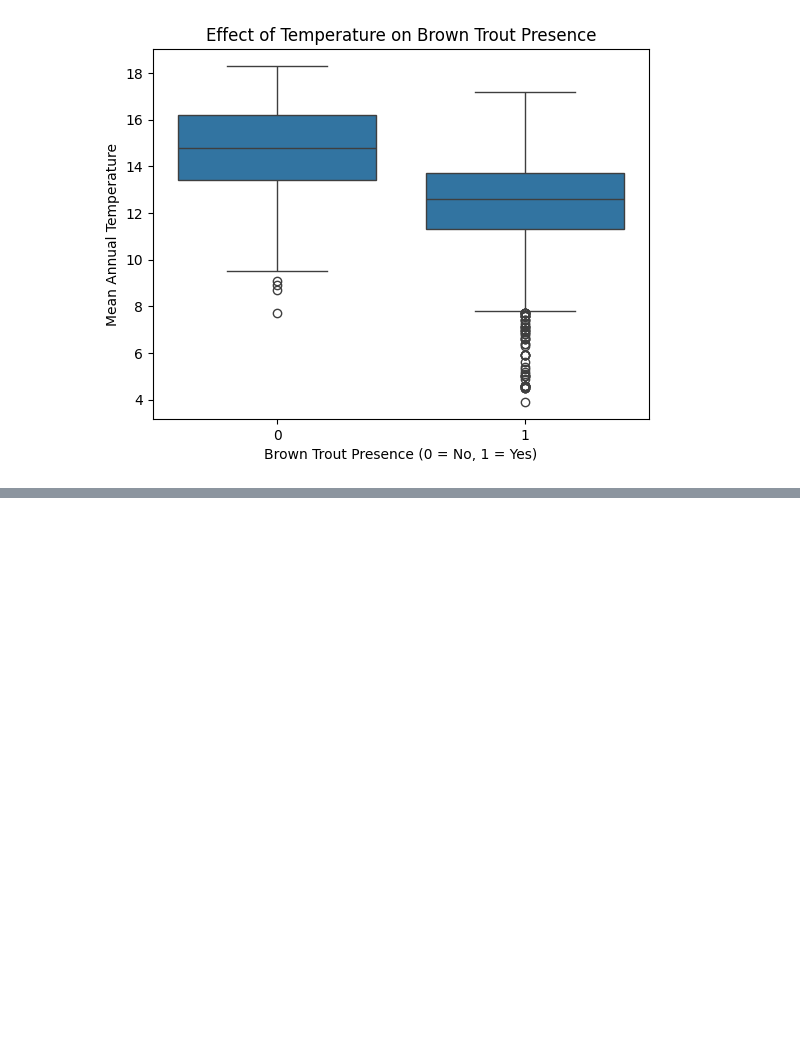
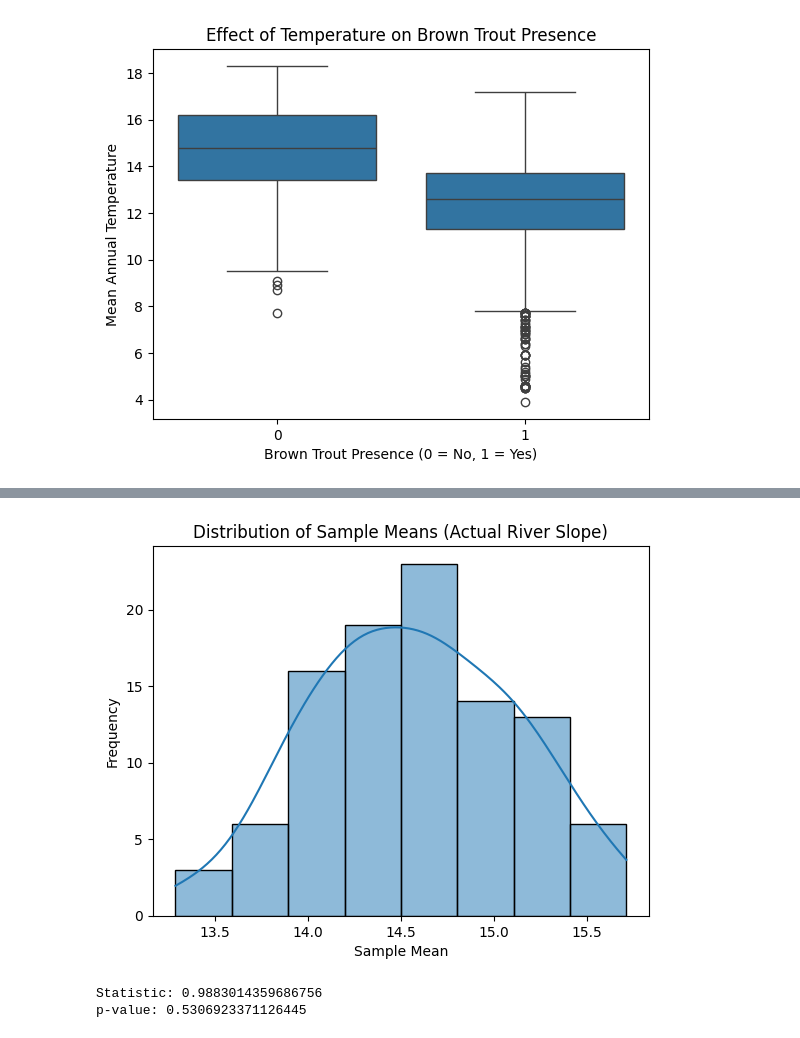
Before and after one commit to asternoeld/avcad, a Jupyter notebook: exercise4_statistical_inference/exercise4_statistical_inference.ipynb, the cells around one changed output, grey strips where cells are left out. Drawn from its saved outputs; the diff is of its cells as text; code cells hidden in the pictures; blank space fills up the shorter version.

```diff
--- a/exercise4_statistical_inference/exercise4_statistical_inference.ipynb
+++ b/exercise4_statistical_inference/exercise4_statistical_inference.ipynb
@@ -50,0 +144,21 @@ plt.show()
+# %%
+means = []
+# %%
+for i in range(100):
+    sample = slope.sample(2000, replace=True)
+    means.append(sample.mean())
+# %%
+sns.histplot(means, kde=True)
+plt.title("Distribution of Sample Means (Actual River Slope)")
+plt.xlabel("Sample Mean")
+plt.ylabel("Frequency")
+plt.show()
+# %% [output]
+[figure, added]
+# %%
+stat_means, p_means = stats.shapiro(means)
+print("Statistic:", stat_means)
+print("p-value:", p_means)
+# %% [output]
+Statistic: 0.9883014359686756
+p-value: 0.5306923371126445
```
Also changed, not shown: parts of 14 cells of this notebook.
